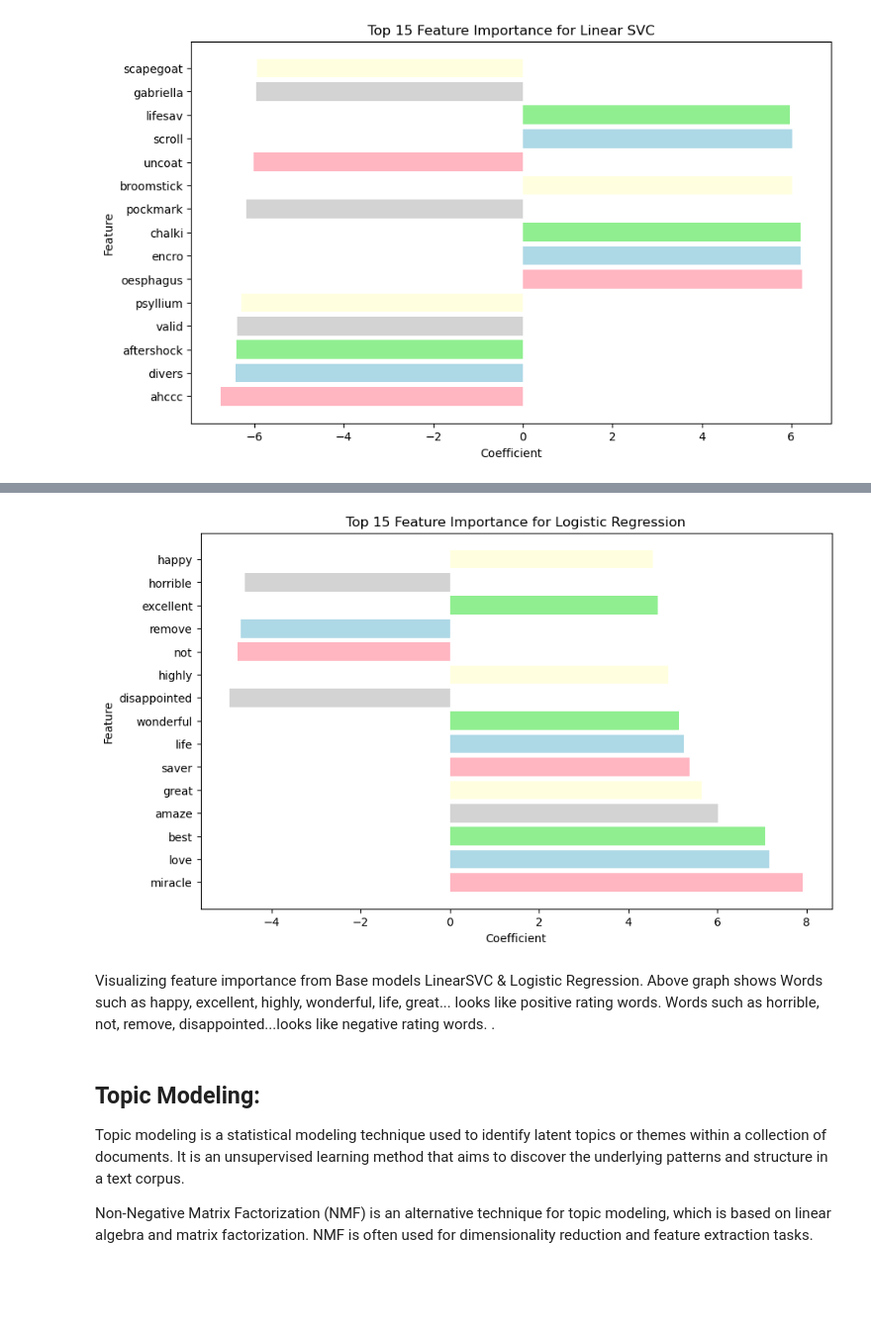
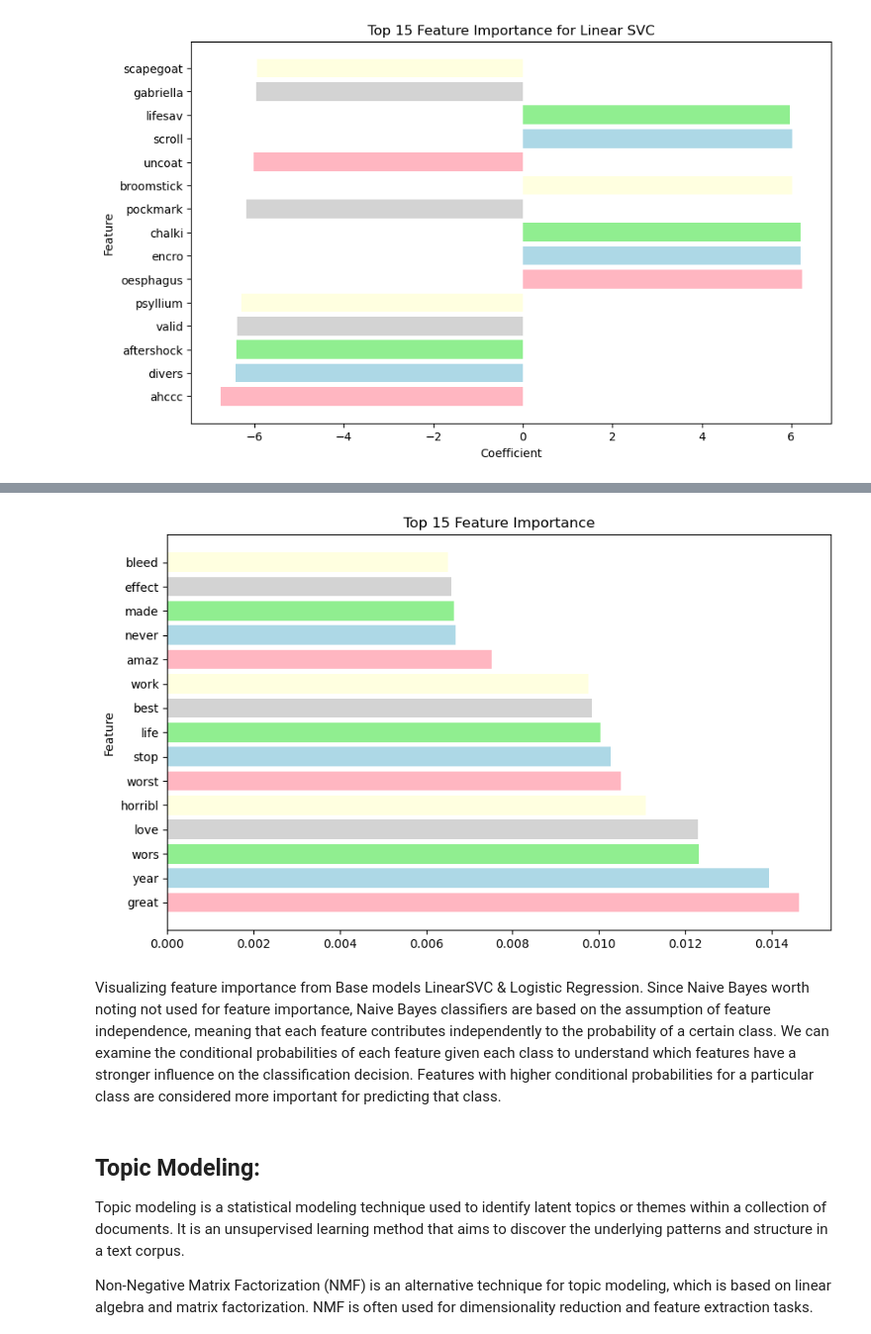
Before and after one commit to YamunaU75/FortuneMedical, a Jupyter notebook: FortuneMedicalMain.ipynb, the cells around one changed output, grey strips where cells are left out. Shown at 99% size. Saved outputs shown, nothing was run; the diff lists cells and outputs as text; code cells hidden in the pictures; blank space fills up the shorter version.

```diff
--- a/FortuneMedicalMain.ipynb
+++ b/FortuneMedicalMain.ipynb
@@ -788,7 +751,17 @@ sr = StackingClassifier(estimators)
+# %%
+# stacking base models
+estimators1 = [
+    ('lrsvc', LinearSVC(C=10, class_weight='balanced', dual=False,max_iter=1000)),
+    ('mnb', MultinomialNB(alpha = 0.1)),
+    ('rf', RandomForestClassifier(n_estimators=100, min_samples_leaf=3, max_depth=None))
+]
+
+# initiating meta model
+sr1 = StackingClassifier(estimators1, final_estimator = LogisticRegression(max_iter=1000))
 # %%
 #creating pipeline
 stack_pipe = Pipeline([('tfidf', TfidfVectorizer()),
-                        ('model', sr)])
+                        ('model', sr1)])
 
 # fitting meta model
 stack_pipe.fit(X_train2_trans_stemm, y_train2)
@@ -856,10 +830,13 @@ feature_names = stack_pipe['tfidf'].get_feature_names_out()
 
 # Access the base models
 svc_model = stack_clf.named_estimators_['lrsvc']
-logreg_model = stack_clf.named_estimators_['logreg']
+rf_model = stack_clf.named_estimators_['rf']
 
 # Get the coefficients
 coefficients = svc_model.coef_[0]
+
+# Print feature importance for LogisticRegression
+svc_feature_importance = abs(svc_model.coef_[0])
 
 # Sort the coefficients in descending order
 sorted_indices = np.argsort(svc_feature_importance)[::-1]
@@ -883,19 +860,11 @@ plt.show()
 # %% [output]
 [figure]
 # %%
-# Get the coefficients
-coefficients1 = logreg_model.coef_[0]
+# Print feature importance for LogisticRegression
+rf_feature_importance = rf_model.feature_importances_
 
-# Print feature importance for LogisticRegression
-logreg_feature_importance = abs(logreg_model.coef_[0])
-
-
-# Sort the coefficients in descending order
-sorted_indices1 = np.argsort(logreg_feature_importance)[::-1]
-
-# Define the number of top features to display
-top_n = 15
-top_feature_names1 = [feature_names[index] for index in sorted_indices1[:top_n]]
-top_coefficients1 = [coefficients1[index] for index in sorted_indices1[:top_n]]
-print(f"{top_feature_names1}:{top_coefficients1}")
+# finding top15 features in rf
+feat_imp_series = pd.Series(rf_feature_importance, index = feature_names).sort_values(ascending = False)
+top_15_rf_features = feat_imp_series.head(15)
+top_15_rf_features
 # %% [output]
@@ -903,20 +887,18 @@ print(f"{top_feature_names1}:{top_coefficients1}")
 # %%
 # Visualizing top 15 feature importance
 
 plt.figure(figsize=(10, 6))
 color_palette = ['lightpink', 'lightblue', 'lightgreen', 'lightgray', 'lightyellow']
-plt.barh(top_feature_names1, top_coefficients1, color = color_palette)
+plt.barh(top_15_rf_features.index, top_15_rf_features.values, color = color_palette)
 plt.ylabel('Feature')
-plt.xlabel('Coefficient')
-plt.title('Top 15 Feature Importance for Logistic Regression')
+plt.title('Top 15 Feature Importance')
 plt.savefig("Top15Feature_Stmodel.png", dpi=300)
 plt.show()
 # %% [output]
-[figure, old version]
+[figure, new version]
 # %% [markdown]
-Visualizing feature importance from Base models LinearSVC & Logistic Regression. Above graph shows Words such as happy, excellent, highly,
-wonderful, life, great... looks like positive rating words. Words such as horrible, not, remove, disappointed...looks like negative rating
-words. .
+Visualizing feature importance from Base models LinearSVC & Logistic Regression. Since Naive Bayes worth noting not used for feature importance,
+Naive Bayes classifiers are based on the assumption of feature independence, meaning that each feature contributes independently to the probability of a certain class. We can examine the conditional probabilities of each feature given each class to understand which features have a stronger influence on the classification decision. Features with higher conditional probabilities for a particular class are considered more important for predicting that class.
 # %% [markdown]
 ## Topic Modeling:
 
```
Also changed, not shown: parts of 29 cells of this notebook, 8 other files.
